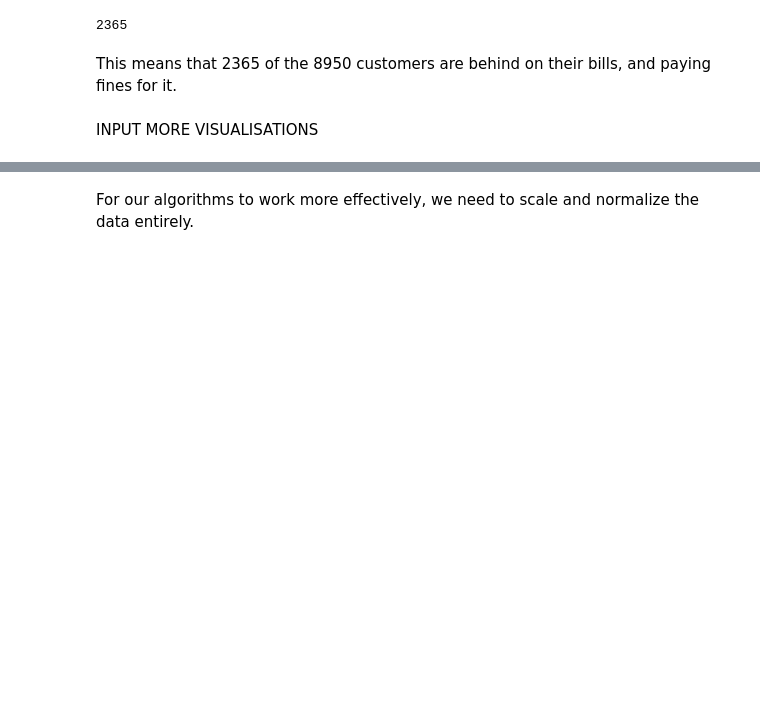
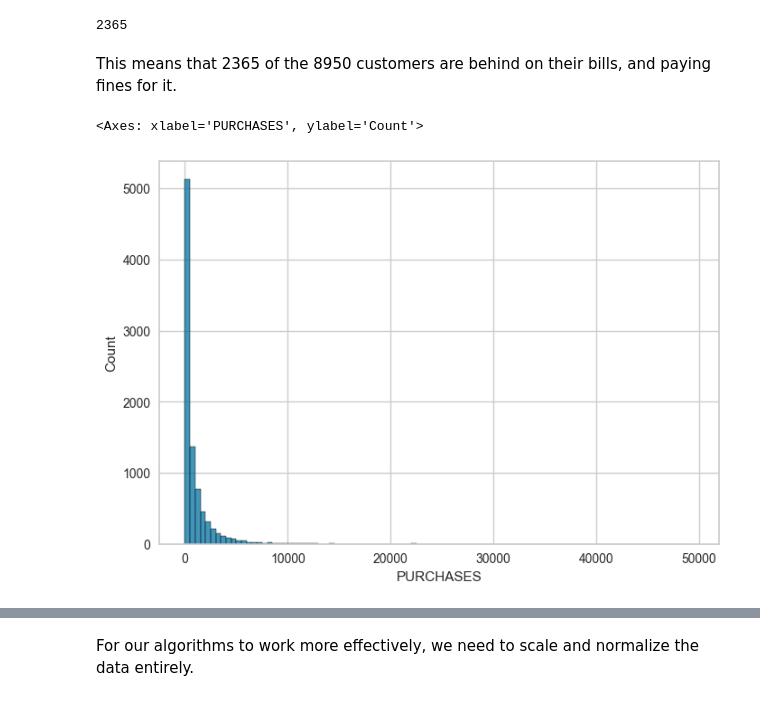
Before and after one commit to tomribaroff/Clustering-Credit-Card-Users, a Jupyter notebook: MasterNotebook.ipynb, the cells around one changed output, grey strips where cells are left out. Saved outputs shown, nothing was run; the diff lists cells and outputs as text; code cells hidden in the pictures; blank space fills up the shorter version.

Commit message:
Add plot of Purchases

```diff
--- a/MasterNotebook.ipynb
+++ b/MasterNotebook.ipynb
@@ -124,4 +124,4 @@ MINIMUM_PAYMENTS has lots of missing values, so one candidate solution is to rem
 CREDIT_LIMIT has only one missing value, so it's best to just replace it with the column median.
 # %%
 df = df[df.MINIMUM_PAYMENTS.isna() == False] #remove the rows that have null value in the Minimum Payments columns
-df.fillna(df.CREDIT_LIMIT.median(),inplace=True) #fill the remaining missing point with it's column mean
+df.loc[df.CREDIT_LIMIT.isna(), 'CREDIT_LIMIT'] = df.CREDIT_LIMIT.median() #fill the remaining missing point with it's column mean
@@ -133,5 +138,8 @@ sum (df.MINIMUM_PAYMENTS > df.PAYMENTS)
 2365
 # %% [markdown]
 This means that 2365 of the 8950 customers are behind on their bills, and paying fines for it.
-# %% [markdown]
-INPUT MORE VISUALISATIONS
+# %%
+sns.histplot(data=df, x="PURCHASES", binwidth=500)
+# %% [output]
+<Axes: xlabel='PURCHASES', ylabel='Count'>
+[figure, added]
```
Also changed, not shown: parts of 4 cells of this notebook.
